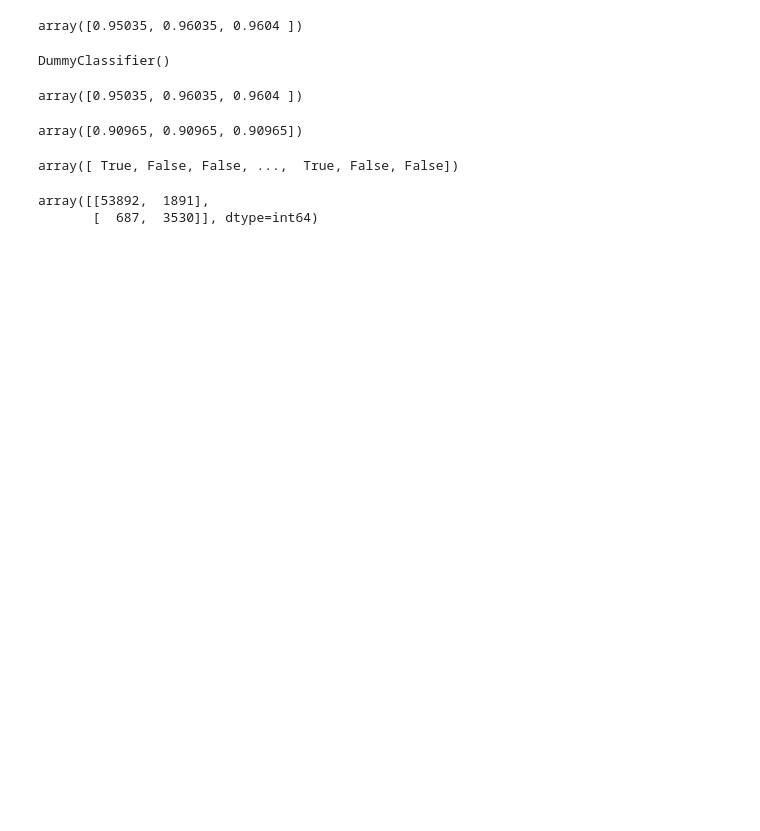
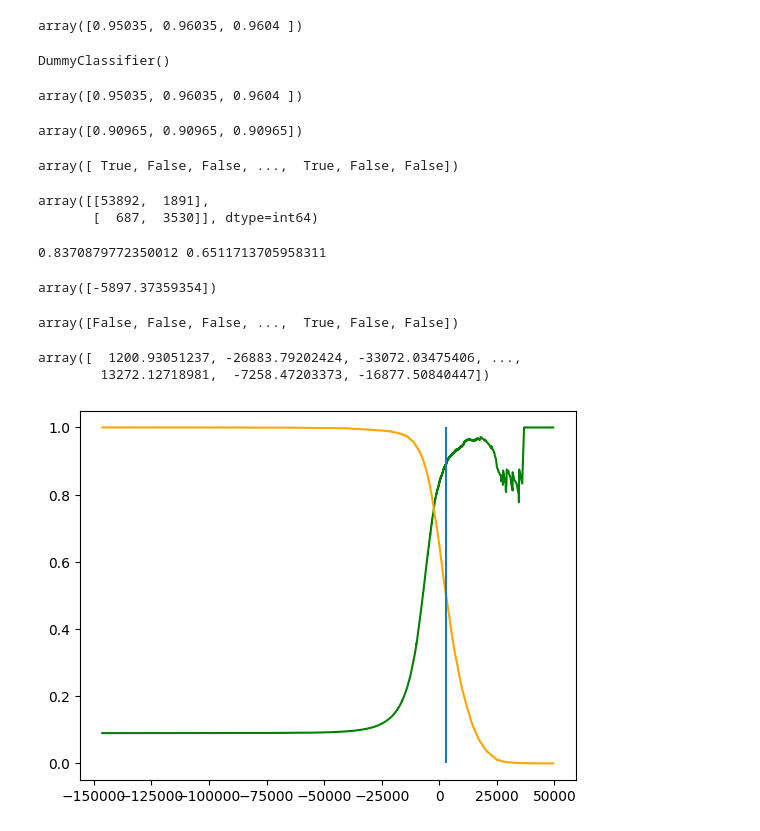
Before and after one commit to 26th-Official/ML-ver.1, a Jupyter notebook: Classification.ipynb, the cells around one changed output. Drawn from its saved outputs; the diff is of its cells as text; code cells hidden in the pictures; blank space fills up the shorter version.

```diff
--- a/Classification.ipynb
+++ b/Classification.ipynb
@@ -74,3 +74,33 @@ con_matrix
 # %% [output]
 array([[53892,  1891],
        [  687,  3530]], dtype=int64)
+# %%
+print(precision_score(test_5,pred),recall_score(test_5,pred))
+# %% [output]
+0.8370879772350012 0.6511713705958311
+# %%
+x = sgd_model.decision_function([X[1]])
+x
+# %% [output]
+array([-5897.37359354])
+# %%
+threshold = 10000
+x1 = (x>threshold)
+x1
+# %% [output]
+array([False, False, False, ...,  True, False, False])
+# %%
+x = cross_val_predict(sgd_model,x_train,test_5,cv=3,method="decision_function")
+x
+# %% [output]
+array([  1200.93051237, -26883.79202424, -33072.03475406, ...,
+        13272.12718981,  -7258.47203373, -16877.50840447])
+# %%
+precision,recall,threshold = precision_recall_curve(test_5,x)
+# %%
+plt.plot(threshold,precision[:-1],label="precision",color="green")
+plt.plot(threshold,recall[:-1],label="recall",color="orange")
+plt.vlines(3000,0,1.0)
+plt.show()
+# %% [output]
+[figure, added]
```
Also changed, not shown: parts of 1 cell of this notebook, 1 other file.
